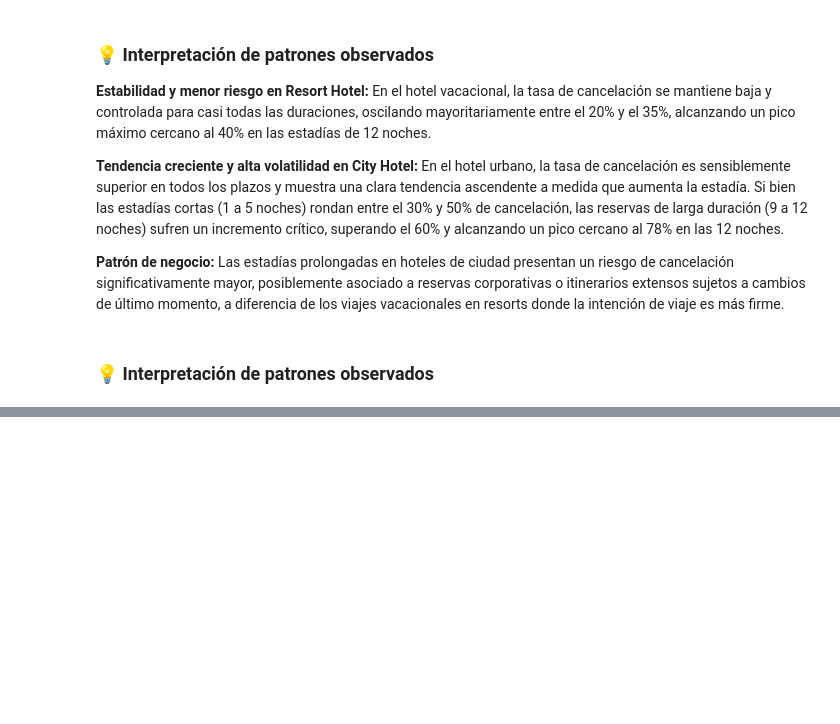
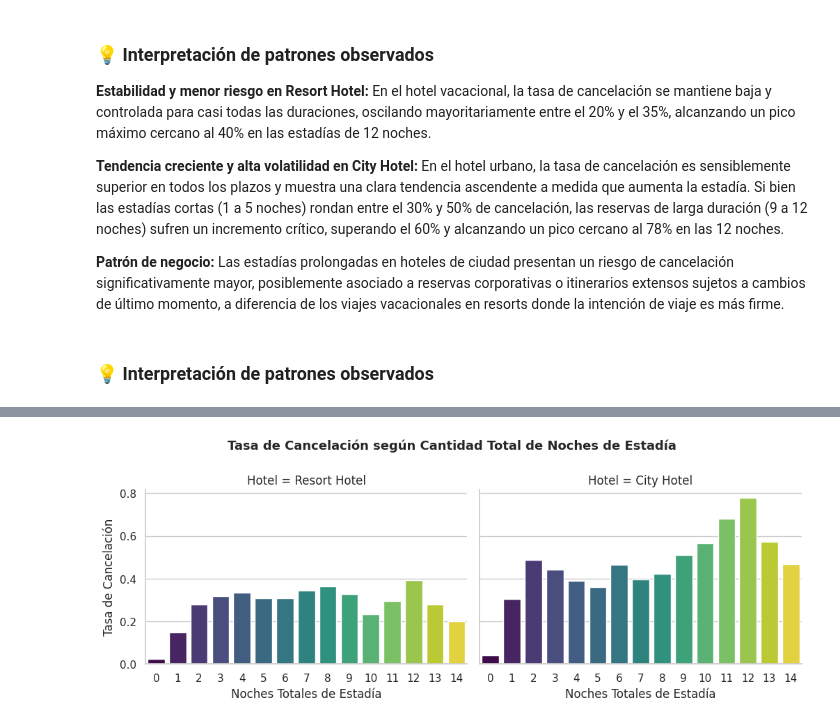
Before and after one commit to manfredialdo/iad-tpi01, a Jupyter notebook: Manfredi_Aldo_Comision10_Entrega3.ipynb, the cells around one changed output, grey strips where cells are left out. Saved outputs shown, nothing was run; the diff lists cells and outputs as text; code cells hidden in the pictures; blank space fills up the shorter version.

```diff
--- a/Manfredi_Aldo_Comision10_Entrega3.ipynb
+++ b/Manfredi_Aldo_Comision10_Entrega3.ipynb
@@ -308,0 +718,38 @@ plt.show()
+# %%
+# ==========================================
+# VISUALIZACIÓN 3: Duración de Estadía vs. Cancelación (Facetado)
+# ==========================================
+# Filtrar estadías de hasta 14 noches para eliminar outliers extremos
+# ==========================================
+# VISUALIZACIÓN 3: Duración de Estadía vs. Cancelación (Facetado)
+# ==========================================
+# Filtrar estadías de hasta 14 noches para eliminar outliers extremos
+df_estadias = df_prep[df_prep["total_stay_nights"] <= 14].copy()
+
+g = sns.catplot(
+    data=df_estadias,
+    x="total_stay_nights",
+    y="is_canceled",
+    col="hotel",
+    kind="bar",
+    hue="total_stay_nights",
+    legend=False,
+    height=4,
+    aspect=1.3,
+    palette="viridis",
+    errorbar=None,
+)
+
+g.fig.subplots_adjust(top=0.8)
+g.fig.suptitle(
+    "Tasa de Cancelación según Cantidad Total de Noches de Estadía",
+    fontsize=13,
+    fontweight="bold",
+)
+
+g.set_axis_labels("Noches Totales de Estadía", "Tasa de Cancelación")
+g.set_titles(col_template="Hotel = {col_name}")
+
+plt.show()
+# %% [output]
+[figure, added]
```
Also changed, not shown: parts of 9 cells of this notebook.
